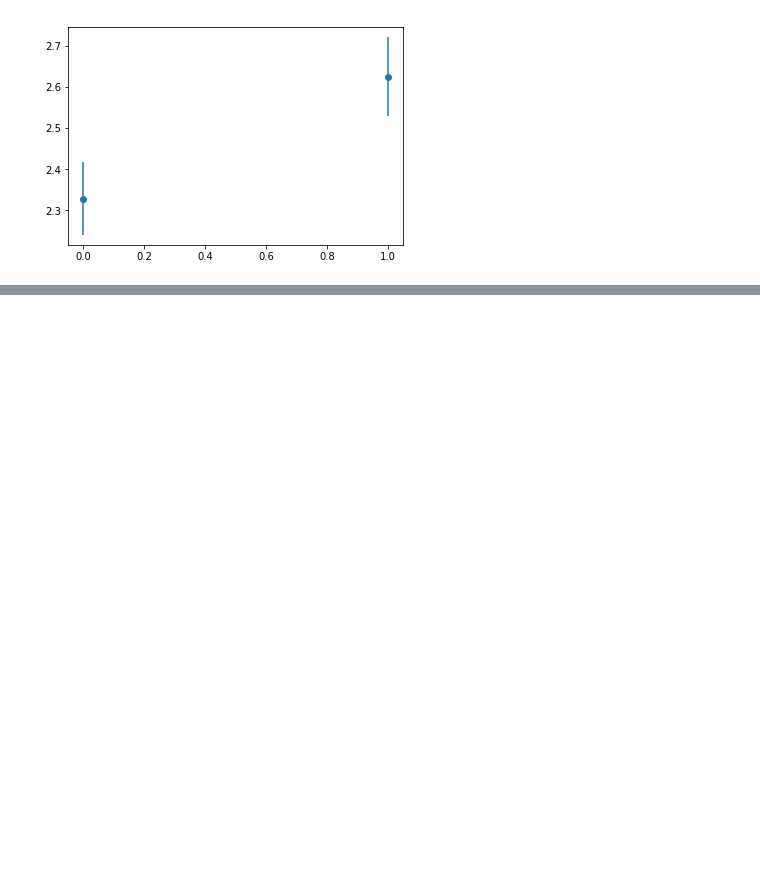
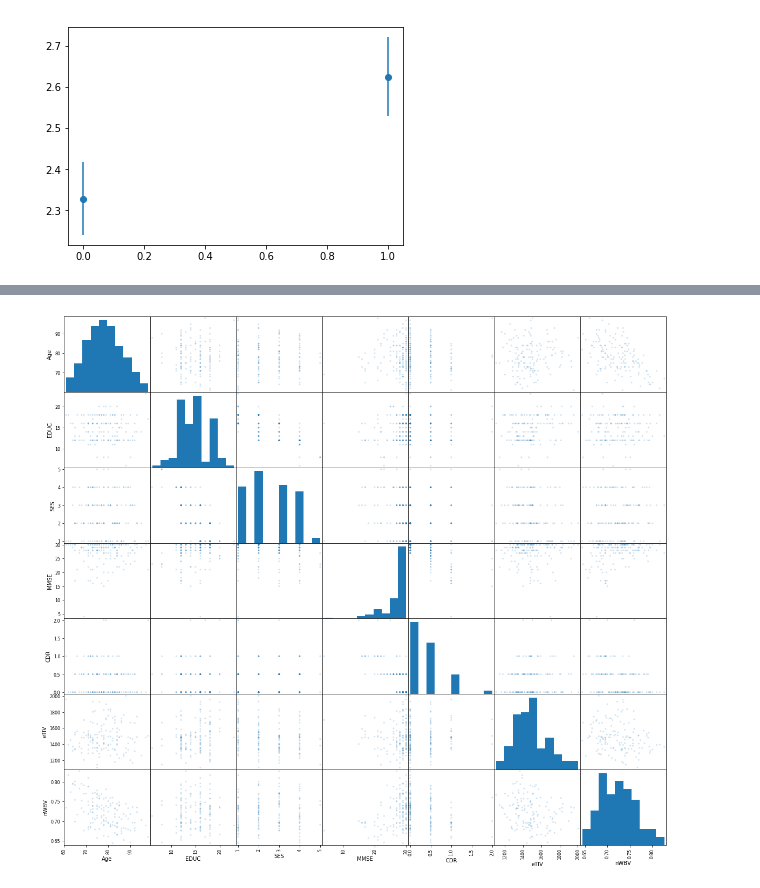
Before and after one commit to madhavi-r/Mashya_repo, a Jupyter notebook: Yamini's Work.ipynb, the cells around one changed output, grey strips where cells are left out. Cells and saved outputs as stored; diff of their text form; code cells hidden in the pictures; blank space fills up the shorter version.

```diff
--- a/Yamini's Work.ipynb
+++ b/Yamini's Work.ipynb
@@ -418,0 +441,14 @@ p-value: 0.02420216655520744
+# %%
+temp = df.drop_duplicates(['Subject ID'],keep='last')[['Group','M/F','Age','EDUC','SES','MMSE','CDR','eTIV','nWBV']]
+
+temp['M/F'] = temp['M/F'].replace(['M','F'], [0,1])
+temp['Group'] = temp['Group'].replace(['Converted'],['Demented']).replace(['Nondemented','Demented'], [0,1])
+
+temp
+t = pd.plotting.scatter_matrix(temp[['Age','EDUC','SES','MMSE','CDR','eTIV','nWBV']], alpha=0.2,figsize=(20,18),grid=True)
+cr = temp.corr()
+cr_abs = cr.abs()
+# cr_abs.loc[cr_abs['Age'] > 0.7,:]
+plt.savefig('matrix.png')
+# %% [output]
+[figure, added]
```
Also changed, not shown: parts of 11 cells of this notebook.
